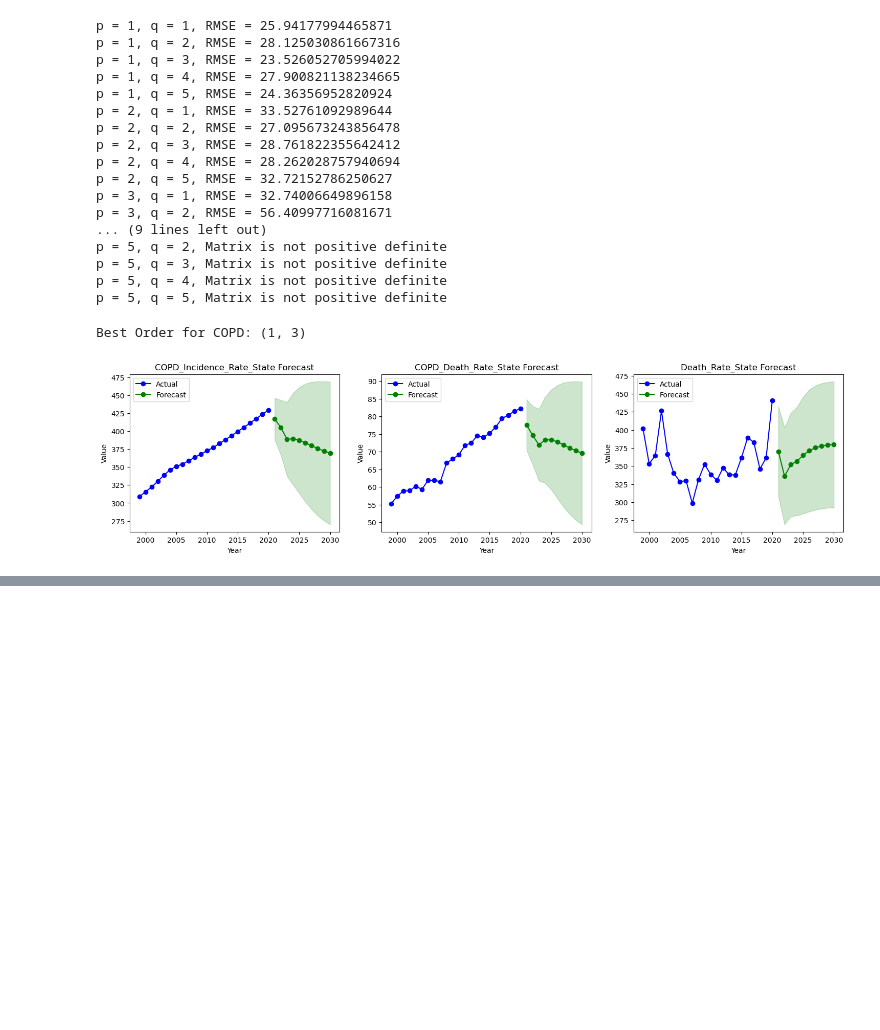
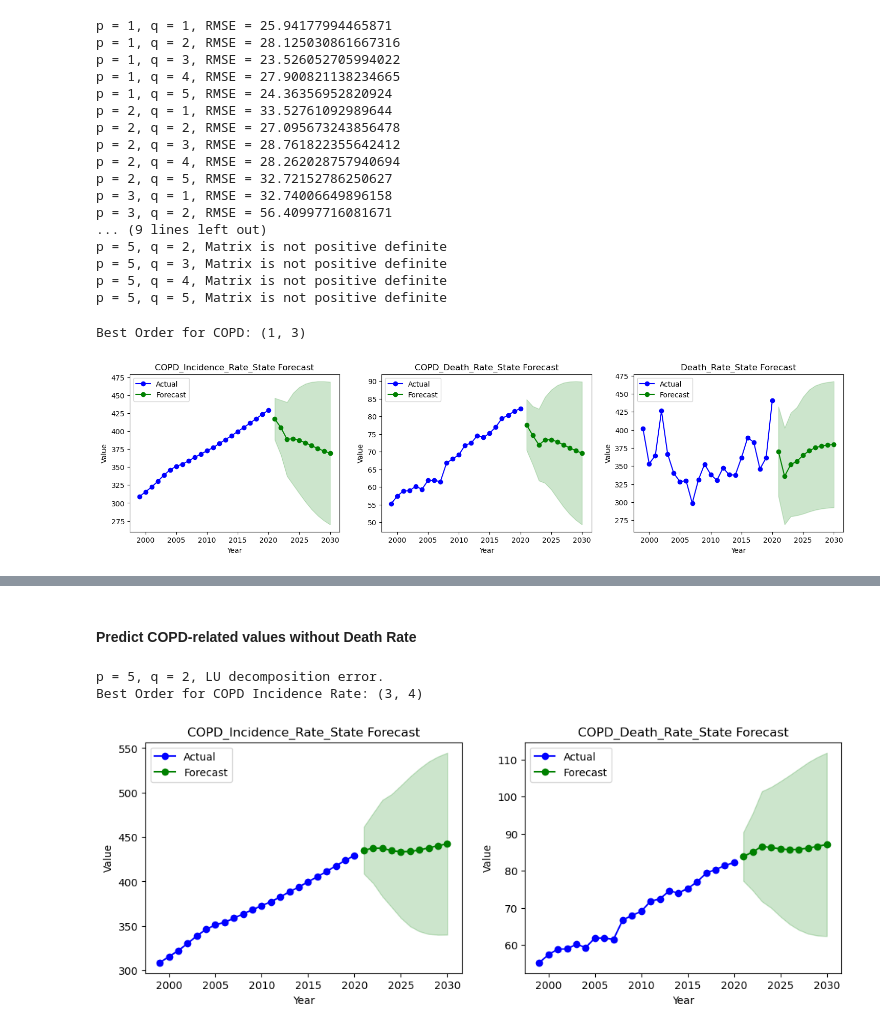
Before and after one commit to himanshunaidu/data512_project, a Jupyter notebook: wildfire_healthcare_data_analysis.ipynb, the cells around one changed output, grey strips where cells are left out. Cells and saved outputs as stored; diff of their text form; code cells hidden in the pictures; blank space fills up the shorter version.

Commit message:
Complete forecasting without death rate 2

```diff
--- a/wildfire_healthcare_data_analysis.ipynb
+++ b/wildfire_healthcare_data_analysis.ipynb
@@ -303,7 +303,7 @@ FORECAST_STEPS = 10
 #
 def grid_search_VARMAX(*, data, endog_cols, exog_cols = exog_cols,
                        p_range = range(1, 6), q_range = range(1, 6),
-                       train_size = 0.8) -> tuple:
+                       train_size = 0.8, print_flag = True) -> tuple:
     """
     Perform grid search for VARMAX model to find the best p and q values.
 
@@ -329,6 +329,10 @@ def grid_search_VARMAX(*, data, endog_cols, exog_cols = exog_cols,
     train_size : float
         The proportion of the data to use for training.
         Default is 0.8.
+
+    print_flag : bool
+        Whether to print the RMSE values.
+        Default is True.
     Returns
     -------
     best_order : tuple
@@ -355,7 +359,8 @@ def grid_search_VARMAX(*, data, endog_cols, exog_cols = exog_cols,
                     # Multiple rmse values, one for each endogenous variable
                     # Thus, we take the mean of the rmse values
                     rmse_val = np.mean(rmse_val)
-                    print(f'p = {p}, q = {q}, RMSE = {rmse_val}')
+                    if print_flag:
+                        print(f'p = {p}, q = {q}, RMSE = {rmse_val}')
                     if rmse_val < best_rmse:
                         best_rmse = rmse_val
                         best_order = (p, q)
@@ -533,0 +545,32 @@ for index, col in enumerate(copd_endog_cols):
+# %% [markdown]
+#### Predict COPD-related values without Death Rate
+# %%
+# Predict only 'COPD_Incidence_Rate_State' and 'COPD_Death_RATE_State' using VARIMAX
+endog_copd_cols = ['COPD_Incidence_Rate_State', 'COPD_Death_Rate_State']
+copd_wo_death_best_order = grid_search_VARMAX(data = smoke_copd_related_df, endog_cols = endog_copd_cols, exog_cols = exog_cols,
+                                              print_flag=False)
+print(f'Best Order for COPD Incidence Rate: {copd_wo_death_best_order}')
+
+with warnings.catch_warnings():
+    warnings.simplefilter("ignore")
+    copd_wo_death_forecast_df = forecast(data = smoke_copd_related_df, endog_cols = endog_copd_cols, order = copd_wo_death_best_order,
+                            forecast_steps = FORECAST_STEPS, forecast_exog=forecasted_smoke_estimates_df)
+
+# Plot the forecasted COPD values with confidence intervals
+fig, ax = plt.subplots(nrows=1, ncols=2)
+fig.set_size_inches(12, 4)
+
+for index, col in enumerate(endog_copd_cols):
+    ax[index].plot(smoke_copd_related_df['Year'], smoke_copd_related_df[col], marker='o', color='b')
+    ax[index].plot(forecasted_smoke_estimates_df['Year'], copd_wo_death_forecast_df[col], marker='o', color='g')
+    ax[index].fill_between(forecasted_smoke_estimates_df['Year'],
+                            copd_wo_death_forecast_df[f'lower {col}'],
+                            copd_wo_death_forecast_df[f'upper {col}'], color='g', alpha=0.2)
+    ax[index].set_xlabel('Year')
+    ax[index].set_ylabel('Value')
+    ax[index].set_title(f'{col} Forecast')
+    ax[index].legend(['Actual', 'Forecast'])
+# %% [output]
+p = 5, q = 2, LU decomposition error.
+Best Order for COPD Incidence Rate: (3, 4)
+[figure, added]
```
Also changed, not shown: parts of 2 cells of this notebook.
